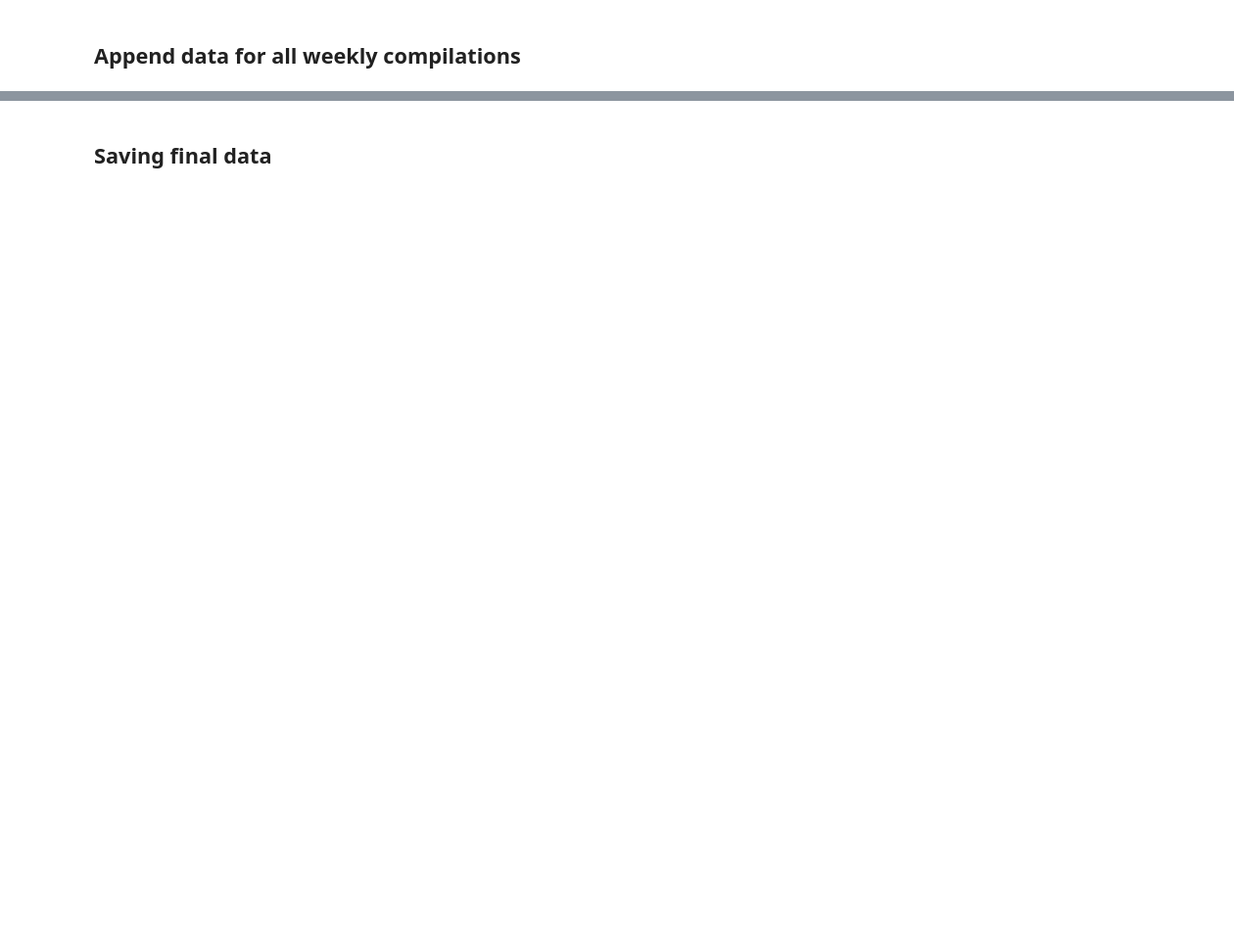
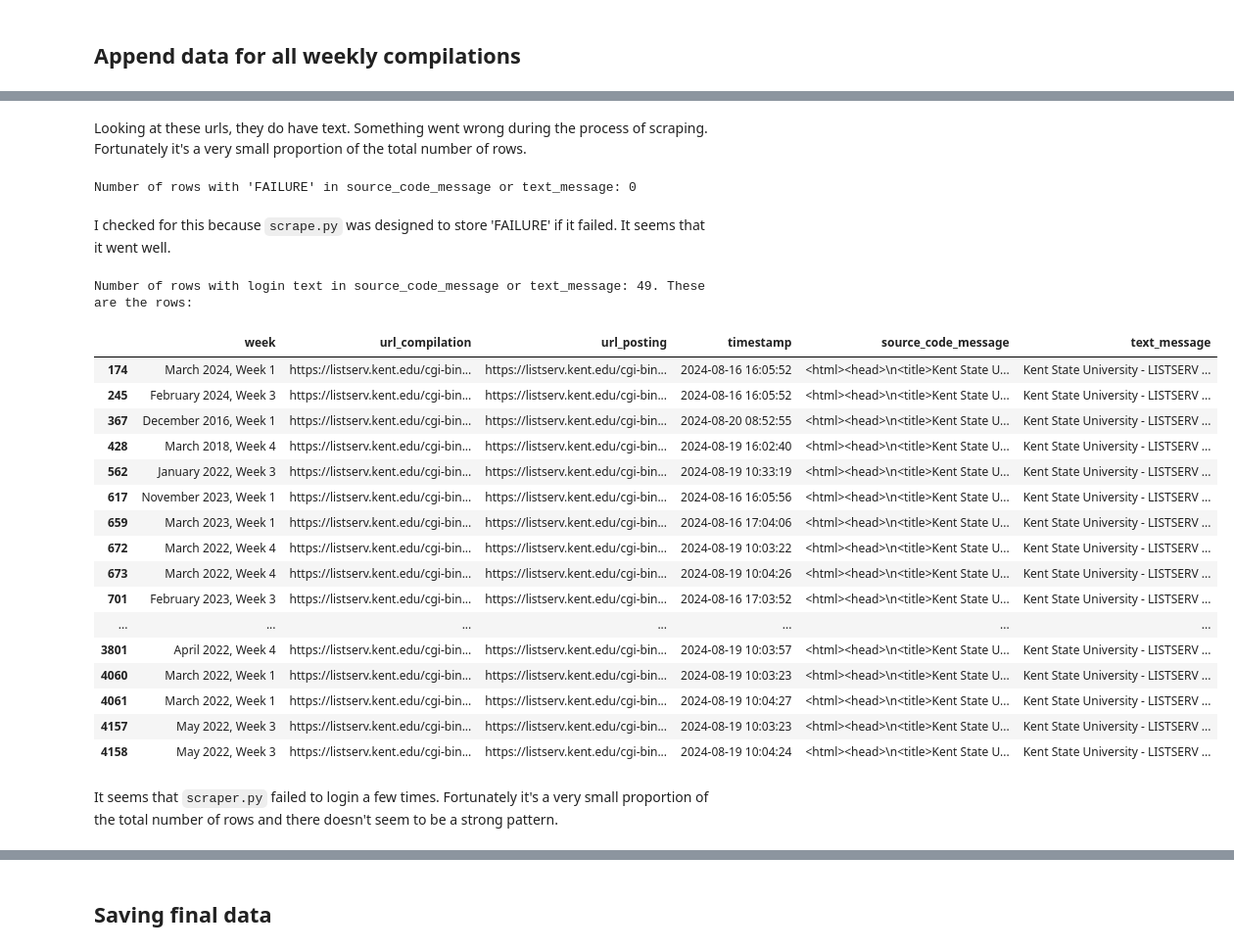
Before and after one commit to emiliolehoucq/consults-projects, a Jupyter notebook: Python_web_scraping/creating_final_dataset.ipynb, the cells around one changed output, grey strips where cells are left out. Shown: that part at 98% size. Saved outputs shown, nothing was run; the diff lists cells and outputs as text; code cells hidden in the pictures; blank space fills up the shorter version.

```diff
--- a/Python_web_scraping/creating_final_dataset.ipynb
+++ b/Python_web_scraping/creating_final_dataset.ipynb
@@ -10,8 +10,8 @@ from glob import glob
 # %% [markdown]
 ## Append data for all weekly compilations
 # %%
-# Get all csv files in current working directory
-csv_files = glob("*.csv")
+# Get all csv files for each weekly compilation
+csv_files = glob("weekly_data/*.csv")
 
 # Read first file
 data_all_compilations = pd.read_csv(csv_files[0])
@@ -88,28 +87,0 @@ Plain text and html data are the same.
-# %%
-# Creating new columns based on either html or plain text data
-data_all_compilations['source_code'] = data_all_compilations.apply(
-    lambda row: row['html_message_source_code'] if pd.isnull(row['plain_text_message_source_code']) else row['plain_text_message_source_code'],
-    axis=1
-)
-
-data_all_compilations['soup'] = data_all_compilations.apply(
-    lambda row: row['html_message_soup'] if pd.isnull(row['plain_text_message_soup']) else row['plain_text_message_soup'],
-    axis=1
-)
-
-data_all_compilations['text'] = data_all_compilations.apply(
-    lambda row: row['html_message_text'] if pd.isnull(row['plain_text_message_text']) else row['plain_text_message_text'],
-    axis=1
-)
-
-# Deleting old columns
-data_all_compilations.drop(columns = relevant_columns, inplace = True)
-
-# Number of rows with missing data on resulting dataframe
-print(f"Number of rows with missing data on resulting dataframe: {data_all_compilations[data_all_compilations.isnull().any(axis = 1)].shape[0]}")
-
-# Dimensions of resulting dataframe
-print(f'Dimensions of resulting dataframe: {data_all_compilations.shape}')
-
-# What the resulting data looks like
-data_all_compilations.head()
@@ -124,0 +133,42 @@ Dimensions of resulting dataframe: (2308, 5)
+# %% [markdown]
+Looking at these urls, they do have text. Something went wrong during the process of scraping. Fortunately it's a very small proportion of the total number of rows.
+# %%
+# Check for 'FAILURE' in source_code_message and text_message
+failures = data_all_compilations[(data_all_compilations['source_code_message'] == 'FAILURE') | (data_all_compilations['text_message'] == 'FAILURE')]
+print(f"Number of rows with 'FAILURE' in source_code_message or text_message: {failures.shape[0]}")
+# %% [output]
+Number of rows with 'FAILURE' in source_code_message or text_message: 0
+# %% [markdown]
+I checked for this because `scrape.py` was designed to store 'FAILURE' if it failed. It seems that it went well.
+# %%
+# Check for rows where source_code_message or text_message includes login_text
+login_text = 'Please enter your email address and your LISTSERV password and click on the "Log In" button.'
+
+login_rows = data_all_compilations[
+    (data_all_compilations['source_code_message'].str.contains(login_text, na=False)) |
+    (data_all_compilations['text_message'].str.contains(login_text, na=False))
+]
+
+print(f"Number of rows with login text in source_code_message or text_message: {login_rows.shape[0]}. These are the rows:")
+login_rows
+# %% [output]
+Number of rows with login text in source_code_message or text_message: 49. These are the rows:
+|  | week | url_compilation | url_posting | timestamp | source_code_message | text_message |
+| 174 | March 2024, Week 1 | https://listserv.kent.edu/cgi-bin... | https://listserv.kent.edu/cgi-bin... | 2024-08-16 16:05:52 | <html><head>\n<title>Kent State U... | Kent State University - LISTSERV ... |
+| 245 | February 2024, Week 3 | https://listserv.kent.edu/cgi-bin... | https://listserv.kent.edu/cgi-bin... | 2024-08-16 16:05:52 | <html><head>\n<title>Kent State U... | Kent State University - LISTSERV ... |
+| 367 | December 2016, Week 1 | https://listserv.kent.edu/cgi-bin... | https://listserv.kent.edu/cgi-bin... | 2024-08-20 08:52:55 | <html><head>\n<title>Kent State U... | Kent State University - LISTSERV ... |
+| 428 | March 2018, Week 4 | https://listserv.kent.edu/cgi-bin... | https://listserv.kent.edu/cgi-bin... | 2024-08-19 16:02:40 | <html><head>\n<title>Kent State U... | Kent State University - LISTSERV ... |
+| 562 | January 2022, Week 3 | https://listserv.kent.edu/cgi-bin... | https://listserv.kent.edu/cgi-bin... | 2024-08-19 10:33:19 | <html><head>\n<title>Kent State U... | Kent State University - LISTSERV ... |
+| 617 | November 2023, Week 1 | https://listserv.kent.edu/cgi-bin... | https://listserv.kent.edu/cgi-bin... | 2024-08-16 16:05:56 | <html><head>\n<title>Kent State U... | Kent State University - LISTSERV ... |
+| 659 | March 2023, Week 1 | https://listserv.kent.edu/cgi-bin... | https://listserv.kent.edu/cgi-bin... | 2024-08-16 17:04:06 | <html><head>\n<title>Kent State U... | Kent State University - LISTSERV ... |
+| 672 | March 2022, Week 4 | https://listserv.kent.edu/cgi-bin... | https://listserv.kent.edu/cgi-bin... | 2024-08-19 10:03:22 | <html><head>\n<title>Kent State U... | Kent State University - LISTSERV ... |
+| 673 | March 2022, Week 4 | https://listserv.kent.edu/cgi-bin... | https://listserv.kent.edu/cgi-bin... | 2024-08-19 10:04:26 | <html><head>\n<title>Kent State U... | Kent State University - LISTSERV ... |
+| 701 | February 2023, Week 3 | https://listserv.kent.edu/cgi-bin... | https://listserv.kent.edu/cgi-bin... | 2024-08-16 17:03:52 | <html><head>\n<title>Kent State U... | Kent State University - LISTSERV ... |
+| ... | ... | ... | ... | ... | ... | ... |
+| 3801 | April 2022, Week 4 | https://listserv.kent.edu/cgi-bin... | https://listserv.kent.edu/cgi-bin... | 2024-08-19 10:03:57 | <html><head>\n<title>Kent State U... | Kent State University - LISTSERV ... |
+| 4060 | March 2022, Week 1 | https://listserv.kent.edu/cgi-bin... | https://listserv.kent.edu/cgi-bin... | 2024-08-19 10:03:23 | <html><head>\n<title>Kent State U... | Kent State University - LISTSERV ... |
+| 4061 | March 2022, Week 1 | https://listserv.kent.edu/cgi-bin... | https://listserv.kent.edu/cgi-bin... | 2024-08-19 10:04:27 | <html><head>\n<title>Kent State U... | Kent State University - LISTSERV ... |
+| 4157 | May 2022, Week 3 | https://listserv.kent.edu/cgi-bin... | https://listserv.kent.edu/cgi-bin... | 2024-08-19 10:03:23 | <html><head>\n<title>Kent State U... | Kent State University - LISTSERV ... |
+| 4158 | May 2022, Week 3 | https://listserv.kent.edu/cgi-bin... | https://listserv.kent.edu/cgi-bin... | 2024-08-19 10:04:24 | <html><head>\n<title>Kent State U... | Kent State University - LISTSERV ... |
+# %% [markdown]
+It seems that `scraper.py` failed to login a few times. Fortunately it's a very small proportion of the total number of rows and there doesn't seem to be a strong pattern.
```
Also changed, not shown: parts of 14 cells of this notebook, 1 other file.
